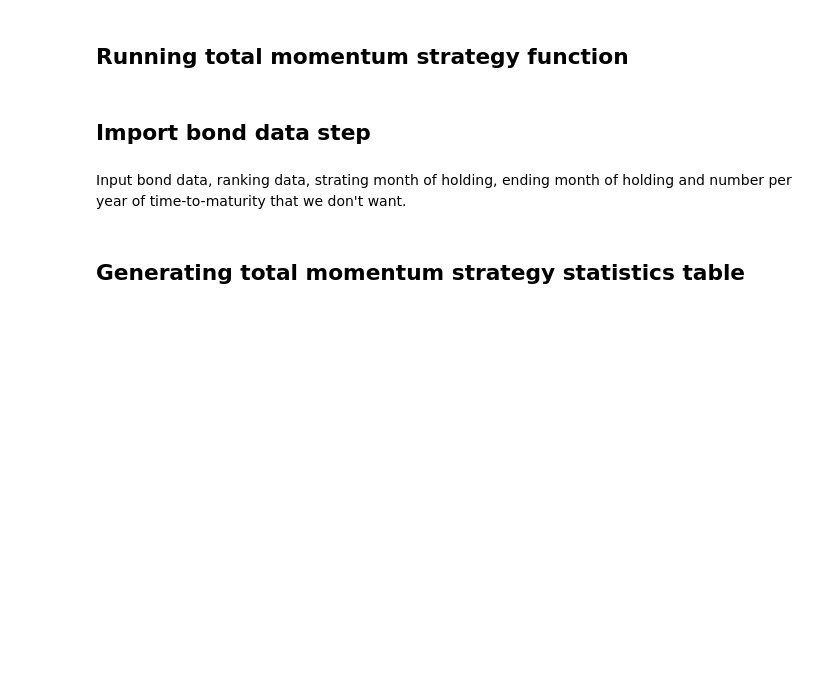
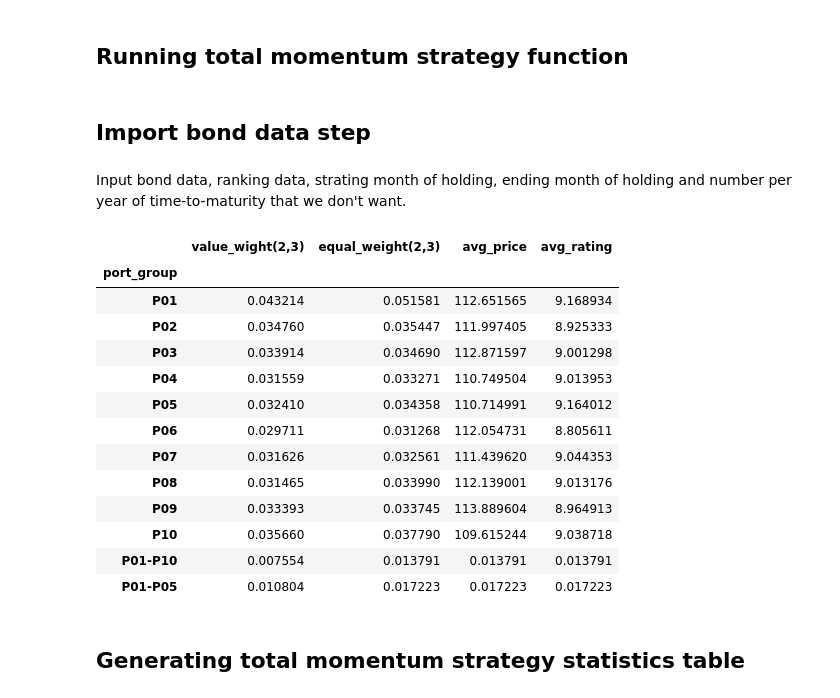
Before and after one commit to ericlegoaec/corp-bond-strategy, a Jupyter notebook: total_momemtum_strategy_01.ipynb, the cells around one changed output. Drawn from its saved outputs; the diff is of its cells as text; code cells hidden in the pictures; blank space fills up the shorter version.

```diff
--- a/total_momemtum_strategy_01.ipynb
+++ b/total_momemtum_strategy_01.ipynb
@@ -157,6 +178,23 @@ bond_data.YIELD = bond_data.YIELD.str.replace('%', '').astype('float').divide(10
 Input bond data, ranking data, strating month of holding, ending month of holding and number per year of time-to-maturity that we don't want.
 # %%
 perf = tmomentum_strategy(bond_data, rank_port, 2, 3, TMT=2)
+# %%
+perf
+# %% [output]
+|  | value_wight(2,3) | equal_weight(2,3) | avg_price | avg_rating |
+| port_group |  |  |  |  |
+| P01 | 0.043214 | 0.051581 | 112.651565 | 9.168934 |
+| P02 | 0.034760 | 0.035447 | 111.997405 | 8.925333 |
+| P03 | 0.033914 | 0.034690 | 112.871597 | 9.001298 |
+| P04 | 0.031559 | 0.033271 | 110.749504 | 9.013953 |
+| P05 | 0.032410 | 0.034358 | 110.714991 | 9.164012 |
+| P06 | 0.029711 | 0.031268 | 112.054731 | 8.805611 |
+| P07 | 0.031626 | 0.032561 | 111.439620 | 9.044353 |
+| P08 | 0.031465 | 0.033990 | 112.139001 | 9.013176 |
+| P09 | 0.033393 | 0.033745 | 113.889604 | 8.964913 |
+| P10 | 0.035660 | 0.037790 | 109.615244 | 9.038718 |
+| P01-P10 | 0.007554 | 0.013791 | 0.013791 | 0.013791 |
+| P01-P05 | 0.010804 | 0.017223 | 0.017223 | 0.017223 |
 # %% [markdown]
 ## Generating total momentum strategy statistics table
 # %%
```
Also changed, not shown: parts of 3 cells of this notebook.
